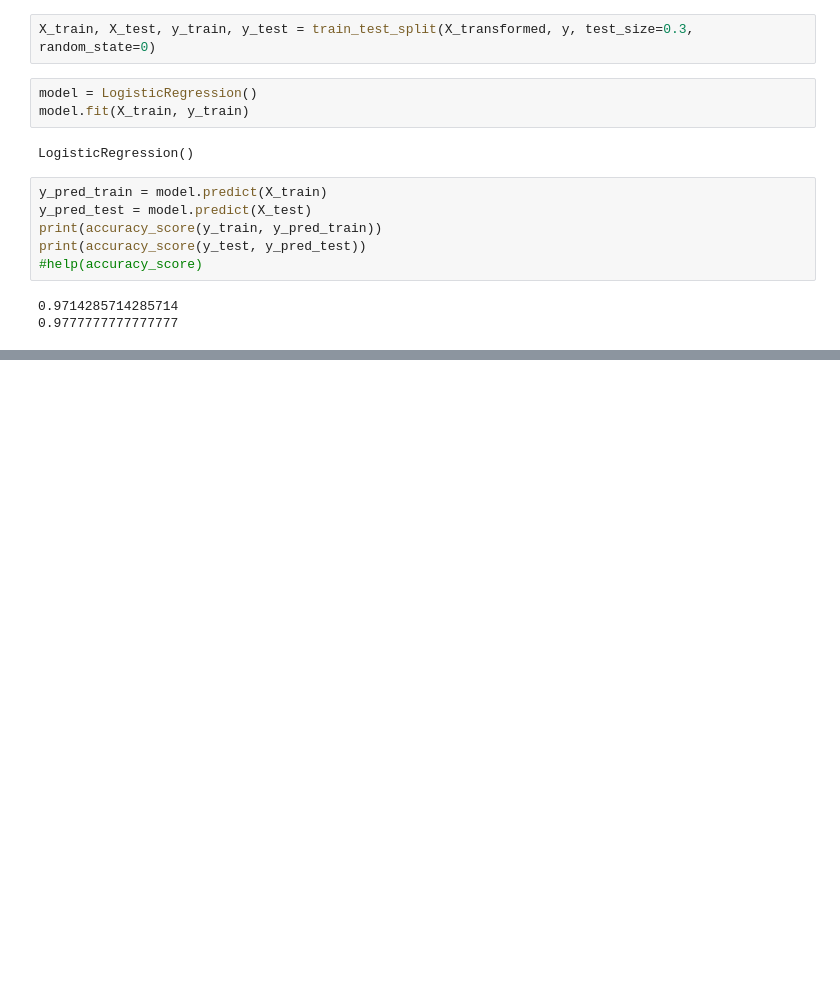
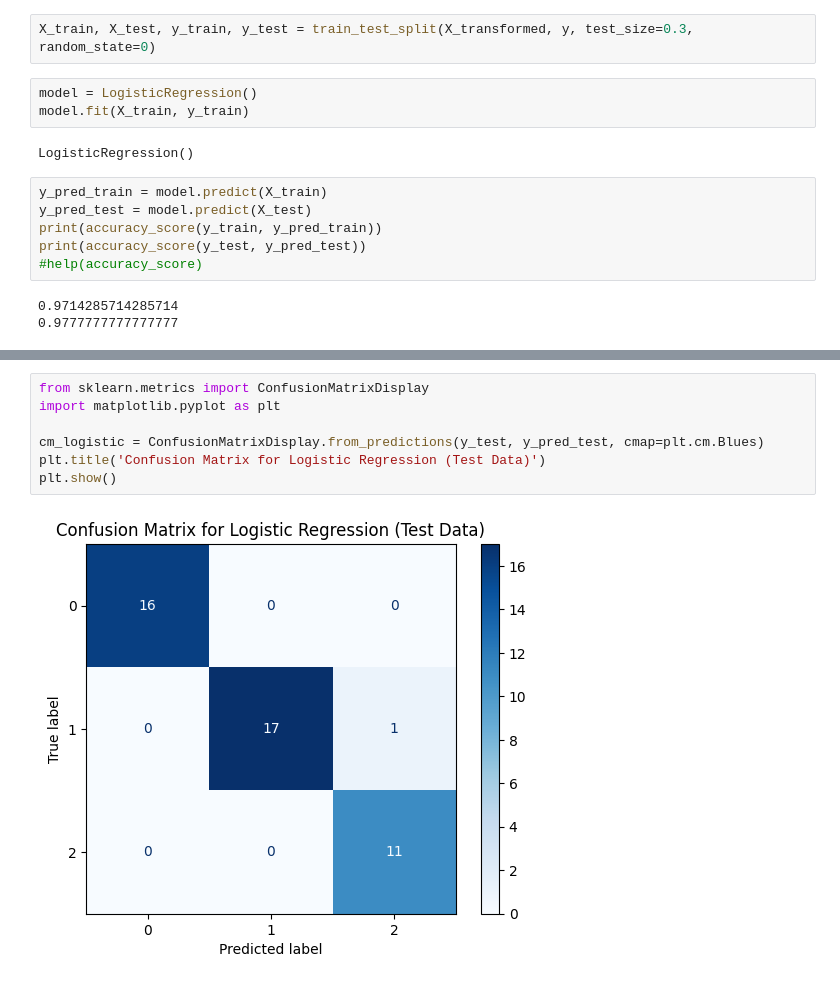
Before and after one commit to michelleabraham-git/Stats_minor, a Jupyter notebook: Copy_of_CSSL_08_logistic_regression_and_kNN.ipynb, the cells around one changed output, grey strips where cells are left out. Cells and saved outputs as stored; diff of their text form; blank space fills up the shorter version.

```diff
--- a/Copy_of_CSSL_08_logistic_regression_and_kNN.ipynb
+++ b/Copy_of_CSSL_08_logistic_regression_and_kNN.ipynb
@@ -134,0 +135,9 @@ accuracy_score(y_true, y_pred, *, normalize=True, sample_weight=None)
+# %%
+from sklearn.metrics import ConfusionMatrixDisplay
+import matplotlib.pyplot as plt
+
+cm_logistic = ConfusionMatrixDisplay.from_predictions(y_test, y_pred_test, cmap=plt.cm.Blues)
+plt.title('Confusion Matrix for Logistic Regression (Test Data)')
+plt.show()
+# %% [output]
+[figure, added]
```
Also changed, not shown: parts of 6 cells of this notebook.
